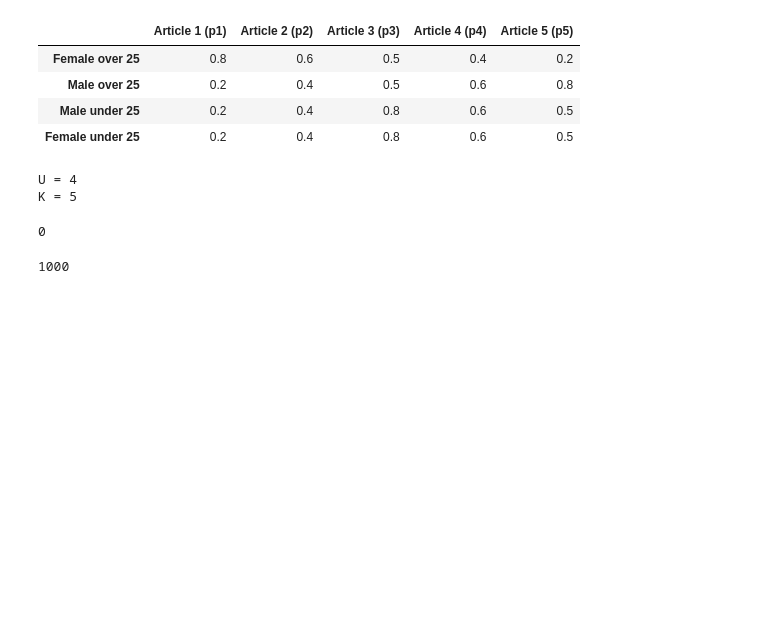
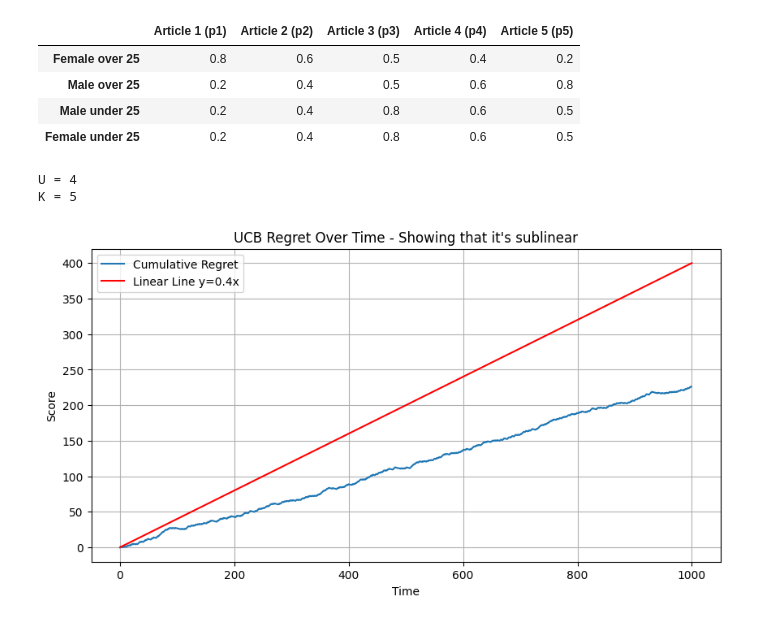
Before and after one commit to nick-hue/Reinforcement-Learning, a Jupyter notebook: Exercise1/RL_UCB.ipynb, the cells around one changed output. Saved outputs shown, nothing was run; the diff lists cells and outputs as text; code cells hidden in the pictures; blank space fills up the shorter version.

```diff
--- a/Exercise1/RL_UCB.ipynb
+++ b/Exercise1/RL_UCB.ipynb
@@ -46,30 +46,5 @@ print(f"U = {U}\nK = {K}")
 # %% [output]
 U = 4
 K = 5
-# %%
-article_clicks_amount = np.ones(K) # gets the number of clicks for each article
-sums_of_rewards = np.zeros(K) # sums of rewards for each arm
-articles_clicked = [] #change to numpy           # array that hold the article that was clicked at each time
-total_reward = 0
-
-for user in range(U):    # for each user T = t -> T % U
-    article = 0
-    max_upper_bound = 0
-    for i in range(K):   # for each article
-        # the more you select an article, you are more likely to not to select (diving by article's clicks)
-        # although if while clicking you get a positive reward the greater the chances to click again
-        average_reward = sums_of_rewards[i] / article_clicks_amount[i] # get the average reward
-        delta_i = math.sqrt(3/2 * math.log(user+1) / article_clicks_amount[i]) # get the delta_i
-        current_upper_bound = average_reward + delta_i
-
-        if current_upper_bound > max_upper_bound:
-            max_upper_bound = current_upper_bound
-            article = i
-        articles_clicked.append(article)
-        article_clicks_amount[article] += 1
-        reward = df.iloc[user, article]
-        # print(reward)
-        sums_of_rewards[article] += reward # if article is good, increase reward
-        total_reward += reward
 # %%
 T=1000
@@ -103,8 +98,0 @@ for t in range(1, int(T/K)+1):    # for each user T = t -> T % U
-# %%
-total_reward
-# %% [output]
-0
-# %%
-len(articles_clicked)
-# %% [output]
-1000
@@ -114,3 +99,18 @@ len(articles_clicked)
+# %%
+plt.figure(figsize=(10, 5))
+plt.plot(regret, label='Cumulative Regret')
+x_linear = np.arange(1, T+1)
+a = 0.4
+y_linear = a * x_linear  # Adjusted slope to match scale of regret
+plt.plot(x_linear, y_linear, label=f'Linear Line y={str(a)}x', color='red')
+plt.xlabel('Time')
+plt.ylabel('Score')
+plt.title("UCB Regret Over Time - Showing that it's sublinear")
+plt.legend()
+plt.grid()
+plt.show()
+# %% [output]
+[figure, added]
 # %%
 from collections import Counter
 Counter(articles_clicked)
```
Also changed, not shown: parts of 6 cells of this notebook.
